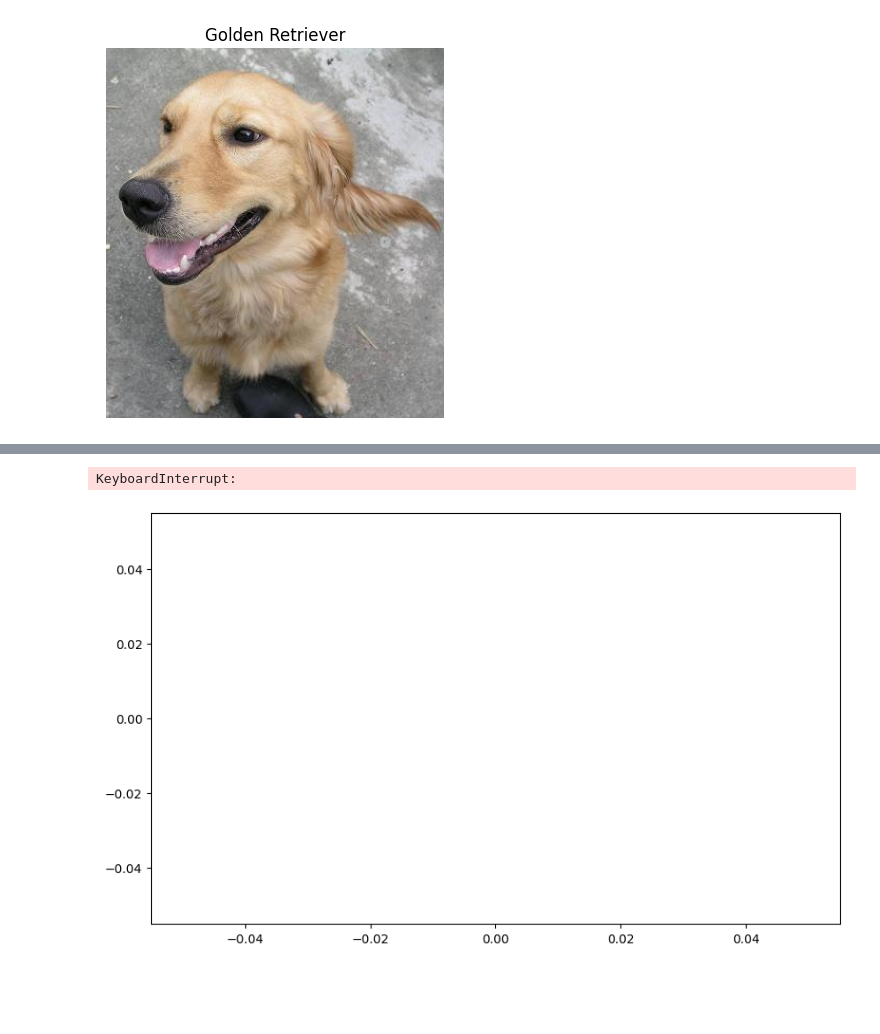
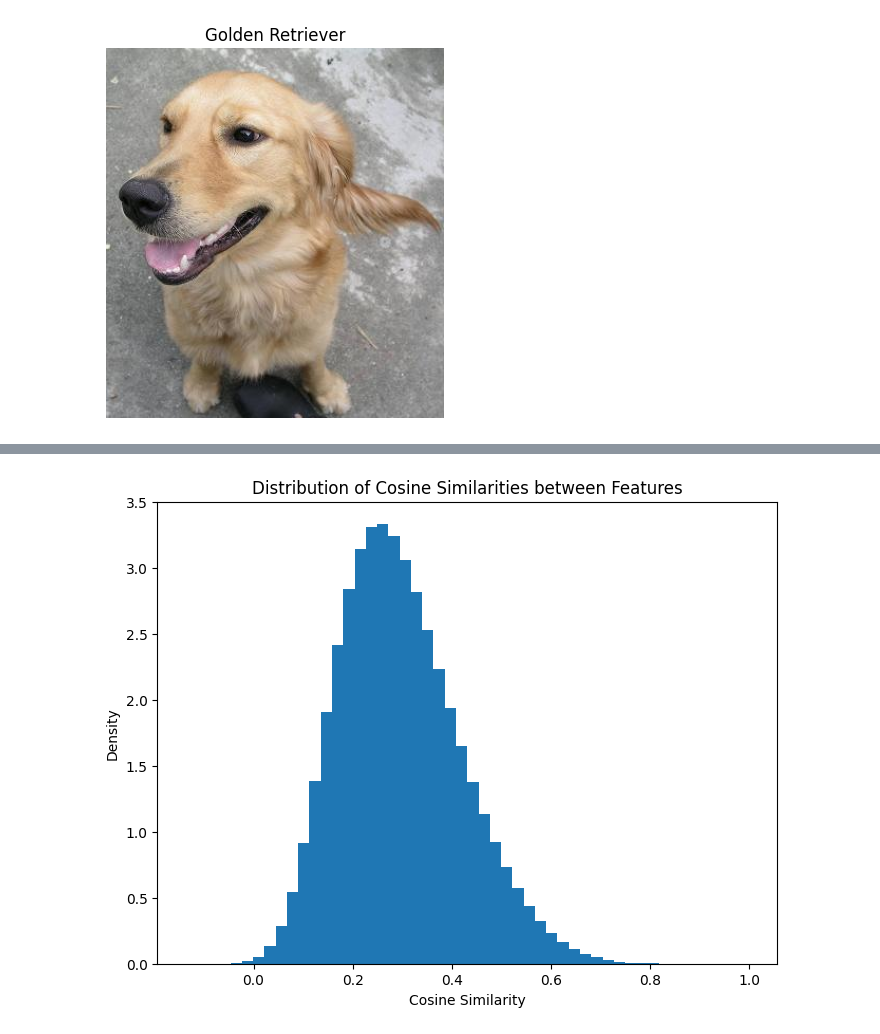
Before and after one commit to mattiaamartino/adversarial-attack-diffusion, a Jupyter notebook: prompt_tuning_attack/notebooks/dinov2_exploration.ipynb, the cells around one changed output, grey strips where cells are left out. Cells and saved outputs as stored; diff of their text form; code cells hidden in the pictures; blank space fills up the shorter version.

```diff
--- a/prompt_tuning_attack/notebooks/dinov2_exploration.ipynb
+++ b/prompt_tuning_attack/notebooks/dinov2_exploration.ipynb
@@ -130,14 +139,15 @@ Average cosine similarity between features: 0.2943
-# %%
-
-plt.figure(figsize=(10, 6))
-sns.histplot(similarities_no_diagonal.cpu().numpy(), bins=50, kde=True)
-plt.title(f'Distribution of Cosine Similarities (Average: {avg_similarity:.4f})')
-plt.xlabel('Cosine Similarity')
-plt.ylabel('Frequency')
-plt.axvline(x=avg_similarity, color='r', linestyle='--', label=f'Average: {avg_similarity:.2f}')
-plt.legend()
-plt.tight_layout()
-# %% [output]
-KeyboardInterrupt:
-[figure, removed]
+# %%
+# Convert similarities tensor to a numpy array
+similarities_np = similarities_no_diagonal.cpu().numpy()
+
+# Plot histogram of similarities
+plt.figure(figsize=(8, 6))
+plt.hist(similarities_np, bins=50, density=True)
+# plt.axvline(x=similarities_no_diagonal, color='r', linestyle='--', label=f'Average: {avg_similarity:.2f}')
+plt.xlabel('Cosine Similarity')
+plt.ylabel('Density')
+plt.title('Distribution of Cosine Similarities between Features')
+plt.show()
+# %% [output]
+[figure, added]
 # %%
```
Also changed, not shown: parts of 14 cells of this notebook.
